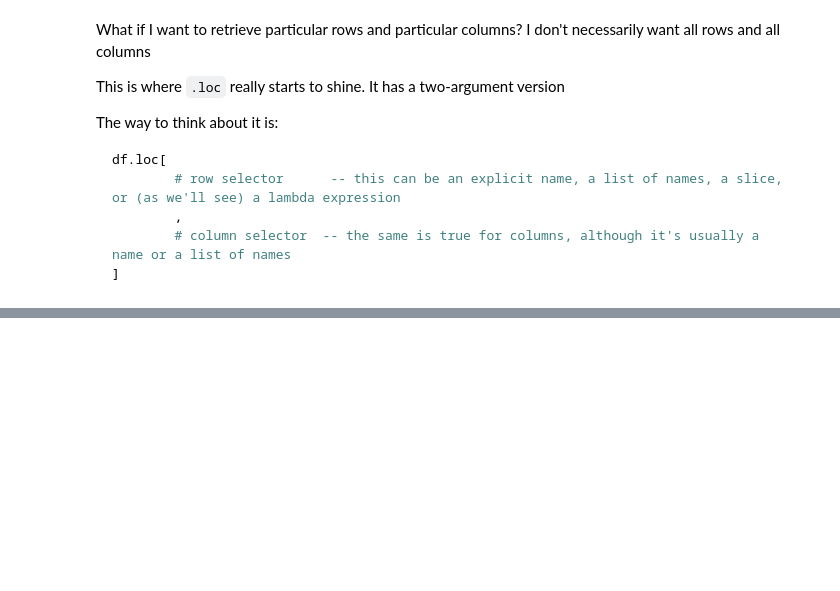
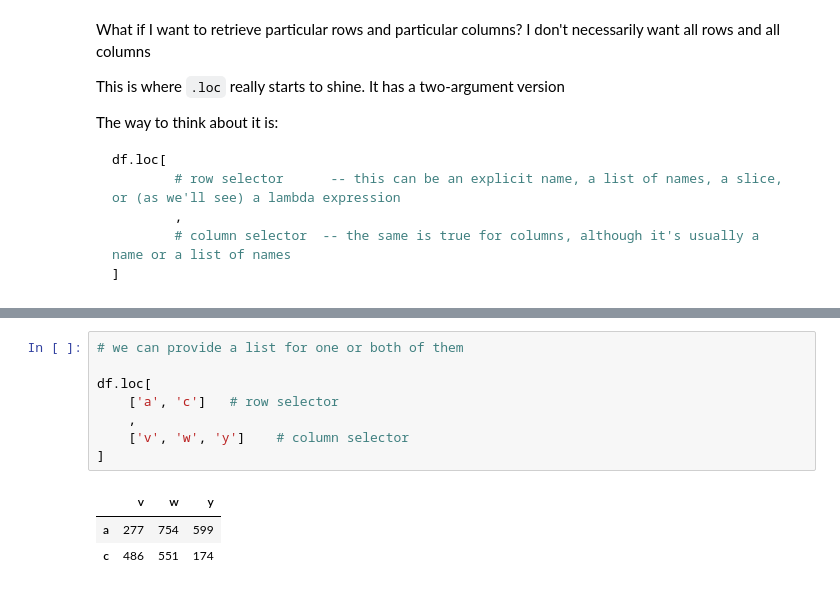
Before and after one commit to reuven/auckland-pug-2024-06June-19, a Jupyter notebook: loc in Pandas.ipynb, the cells around one changed output, grey strips where cells are left out. Cells and saved outputs as stored; diff of their text form; blank space fills up the shorter version.

```diff
--- a/loc in Pandas.ipynb
+++ b/loc in Pandas.ipynb
@@ -298,0 +340,12 @@ df.loc[
+# %%
+# we can provide a list for one or both of them
+
+df.loc[
+    ['a', 'c']   # row selector
+    ,
+    ['v', 'w', 'y']    # column selector
+]
+# %% [output]
+|  | v | w | y |
+| a | 277 | 754 | 599 |
+| c | 486 | 551 | 174 |
```
Also changed, not shown: parts of 4 cells of this notebook.
